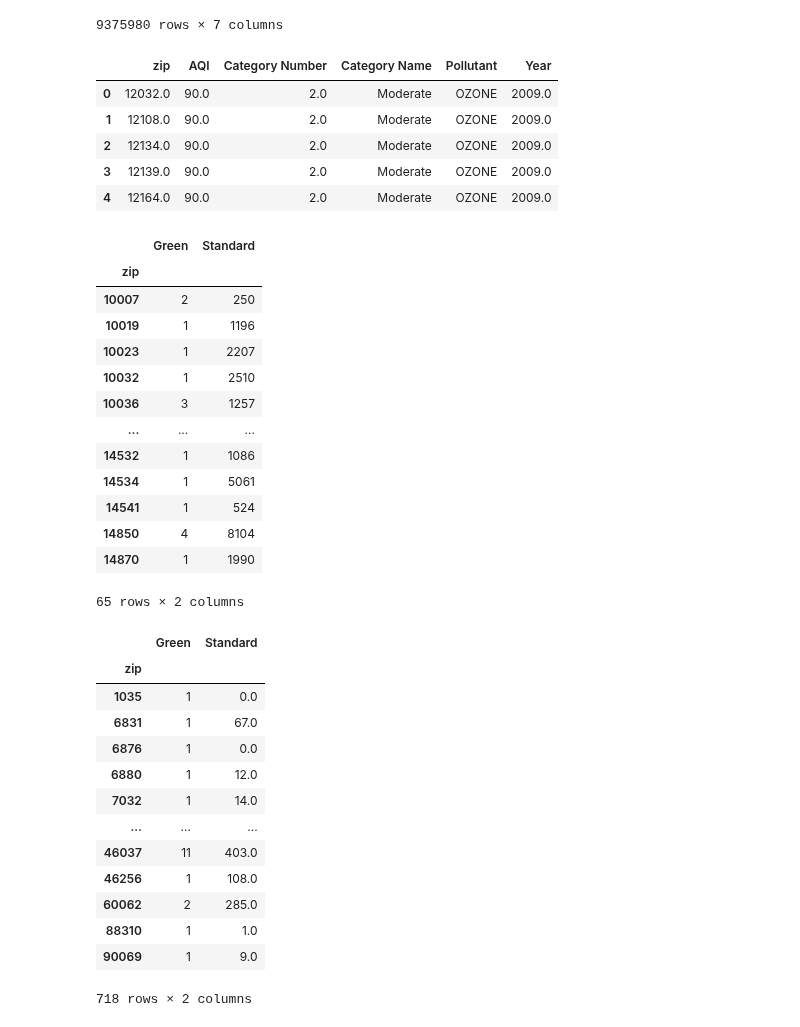
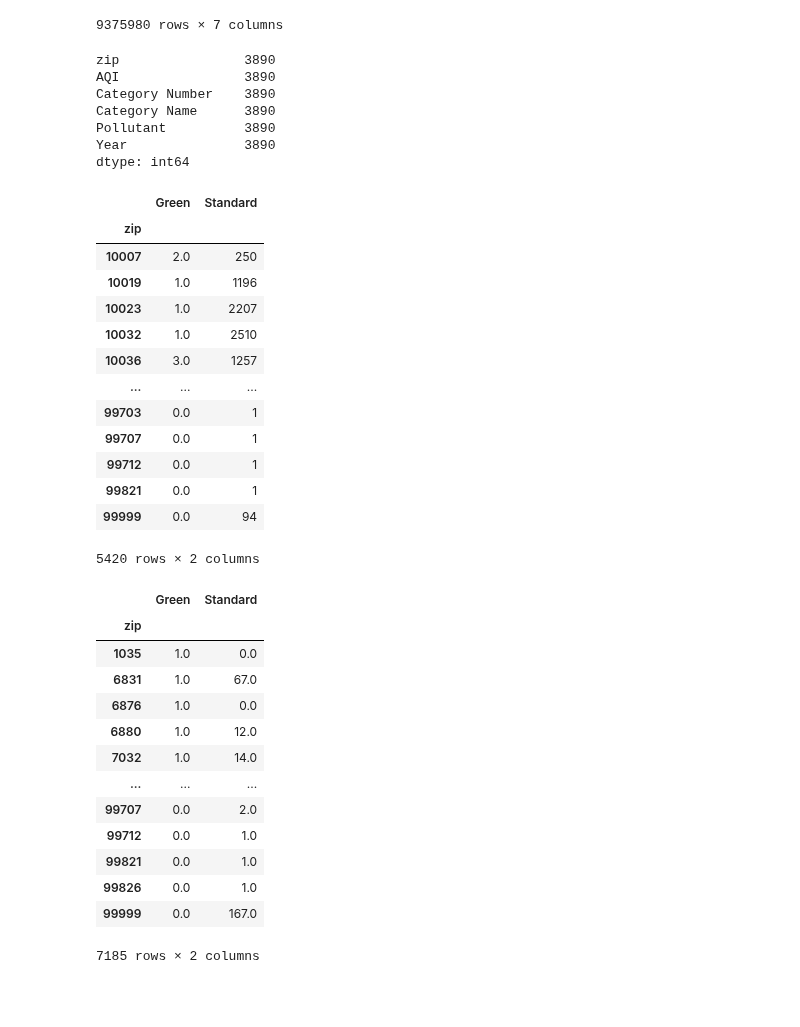
Before and after one commit to paloni-dotcom/Se7en, a Jupyter notebook: Hybrid_vs_Standard.ipynb, the cells around one changed output. Drawn from its saved outputs; the diff is of its cells as text; code cells hidden in the pictures; blank space fills up the shorter version.

```diff
--- a/Hybrid_vs_Standard.ipynb
+++ b/Hybrid_vs_Standard.ipynb
@@ -32,14 +32,15 @@ vehicle_data
 # %%
 #Import AQI
 aqi_df = pd.read_csv("Data/AQIndex.csv", index_col=0)
-aqi_df.head()
+aqi_df.count()
 # %% [output]
-|  | zip | AQI | Category Number | Category Name | Pollutant | Year |
-| 0 | 12032.0 | 90.0 | 2.0 | Moderate | OZONE | 2009.0 |
-| 1 | 12108.0 | 90.0 | 2.0 | Moderate | OZONE | 2009.0 |
-| 2 | 12134.0 | 90.0 | 2.0 | Moderate | OZONE | 2009.0 |
-| 3 | 12139.0 | 90.0 | 2.0 | Moderate | OZONE | 2009.0 |
-| 4 | 12164.0 | 90.0 | 2.0 | Moderate | OZONE | 2009.0 |
+zip                3890
+AQI                3890
+Category Number    3890
+Category Name      3890
+Pollutant          3890
+Year               3890
+dtype: int64
 # %%
 #Get Vehicle Data and AQI Data
 veh_2009 = vehicle_data.loc[vehicle_data['model_year'].astype(int) <= 2009]
@@ -52,39 +53,39 @@ veh_2020 = vehicle_data.loc[vehicle_data['model_year'].astype(int) <= 2020]
 # %%
 #Seperate Data on Fuel Type 2009
 elec_09 = veh_2009.loc[veh_2009['elec_hybrid'] == True]
 std_09 = veh_2009.loc[veh_2009['elec_hybrid'] == False]
 
 #Rename Columns replace value
 elec_09 = elec_09.rename(columns={"elec_hybrid": "Green"})
 elec_09['Green'] =  1
 elec_09['Green'].replace(np.nan,0)
 
 std_09 = std_09.rename(columns={"elec_hybrid": "Standard"})
 std_09['Standard'] = 1
 std_09['Standard'].replace(np.nan,0)
 
 #group by
 new_elec_09 = elec_09.groupby('zip').agg({'Green':'size'})
 new_std_09 = std_09.groupby('zip').agg({'Standard':'size'})
 
 #Merge the 2009 data sets
-df_2009 = pd.merge(new_elec_09, new_std_09, on=['zip'], how="left" )
+df_2009 = pd.merge(new_elec_09, new_std_09, on=['zip'], how="outer" )
 df_2009.replace(np.nan,0)
 # %% [output]
 |  | Green | Standard |
 | zip |  |  |
-| 10007 | 2 | 250 |
-| 10019 | 1 | 1196 |
-| 10023 | 1 | 2207 |
-| 10032 | 1 | 2510 |
-| 10036 | 3 | 1257 |
+| 10007 | 2.0 | 250 |
+| 10019 | 1.0 | 1196 |
+| 10023 | 1.0 | 2207 |
+| 10032 | 1.0 | 2510 |
+| 10036 | 3.0 | 1257 |
 | ... | ... | ... |
-| 14532 | 1 | 1086 |
-| 14534 | 1 | 5061 |
-| 14541 | 1 | 524 |
-| 14850 | 4 | 8104 |
-| 14870 | 1 | 1990 |
+| 99703 | 0.0 | 1 |
+| 99707 | 0.0 | 1 |
+| 99712 | 0.0 | 1 |
+| 99821 | 0.0 | 1 |
+| 99999 | 0.0 | 94 |
-65 rows × 2 columns
+5420 rows × 2 columns
 # %%
 #Seperate Data on Fuel Type 2009
 elec_15 = veh_2015.loc[veh_2015['elec_hybrid'] == True]
@@ -104,23 +105,23 @@ new_elec_15 = elec_15.groupby('zip').agg({'Green':'size'})
 new_std_15 = std_15.groupby('zip').agg({'Standard':'size'})
 
 #Merge the 2009 data sets
-df_2015 = pd.merge(new_elec_15, new_std_15, on=['zip'], how="left" )
+df_2015 = pd.merge(new_elec_15, new_std_15, on=['zip'], how="outer" )
 df_2015.replace(np.nan,0)
 # %% [output]
 |  | Green | Standard |
 | zip |  |  |
-| 1035 | 1 | 0.0 |
-| 6831 | 1 | 67.0 |
-| 6876 | 1 | 0.0 |
-| 6880 | 1 | 12.0 |
-| 7032 | 1 | 14.0 |
+| 1035 | 1.0 | 0.0 |
+| 6831 | 1.0 | 67.0 |
+| 6876 | 1.0 | 0.0 |
+| 6880 | 1.0 | 12.0 |
+| 7032 | 1.0 | 14.0 |
 | ... | ... | ... |
-| 46037 | 11 | 403.0 |
-| 46256 | 1 | 108.0 |
-| 60062 | 2 | 285.0 |
-| 88310 | 1 | 1.0 |
-| 90069 | 1 | 9.0 |
+| 99707 | 0.0 | 2.0 |
+| 99712 | 0.0 | 1.0 |
+| 99821 | 0.0 | 1.0 |
+| 99826 | 0.0 | 1.0 |
+| 99999 | 0.0 | 167.0 |
-718 rows × 2 columns
+7185 rows × 2 columns
 # %%
 #Seperate Data on Fuel Type 2009
 elec_20 = veh_2020.loc[veh_2020['elec_hybrid'] == True]
```
Also changed, not shown: parts of 14 cells of this notebook, 3 other files.
